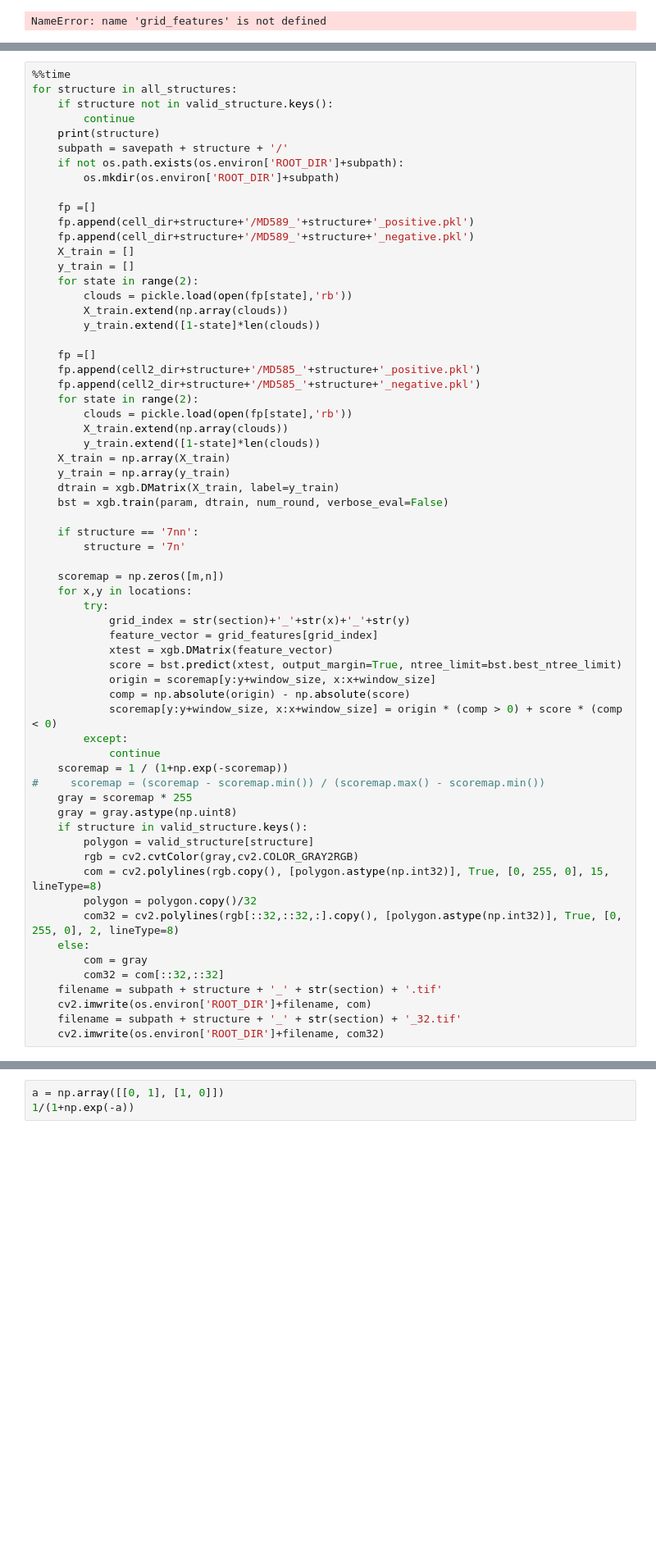
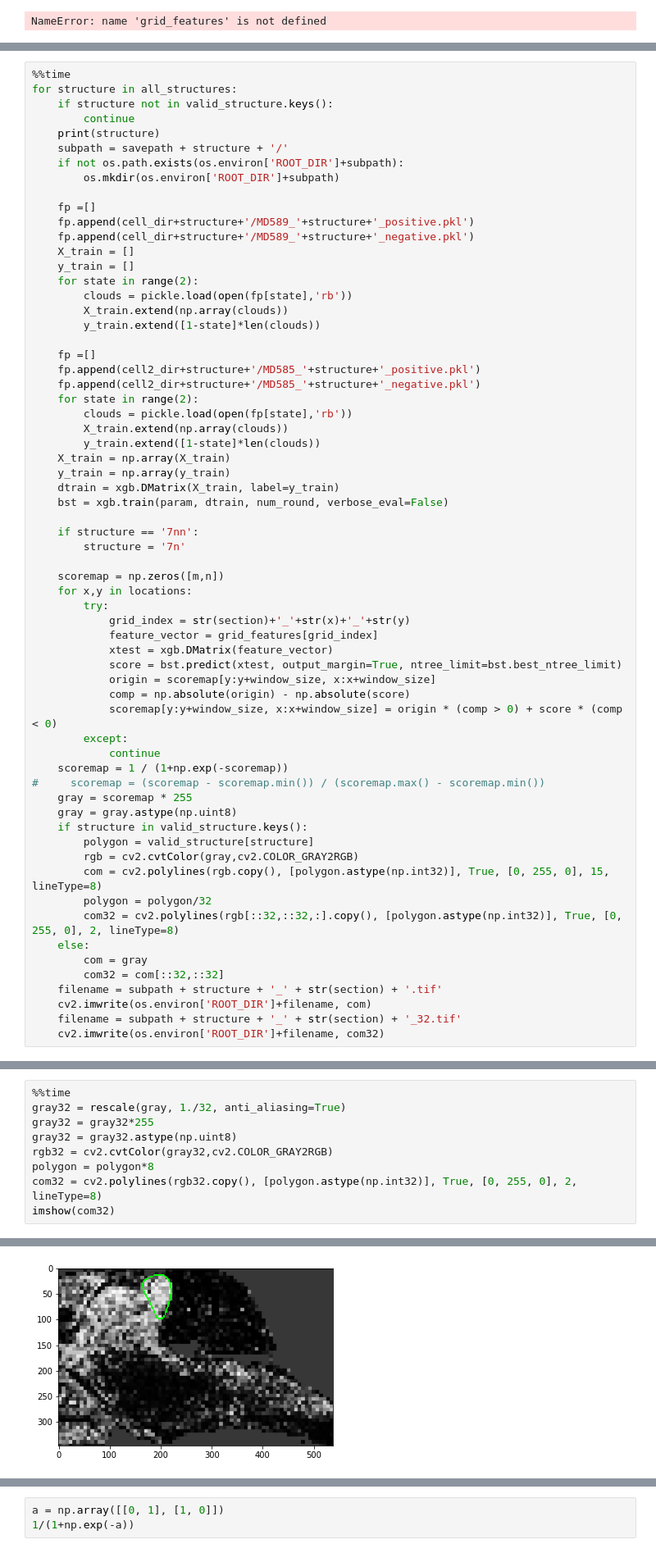
Before and after one commit to yoavfreund/shapeology_code, a Jupyter notebook: notebooks/Scoremap_test.ipynb, the cells around one changed output, grey strips where cells are left out. Shown at 82% size. Cells and saved outputs as stored; diff of their text form; blank space fills up the shorter version.

```diff
--- a/notebooks/Scoremap_test.ipynb
+++ b/notebooks/Scoremap_test.ipynb
@@ -261,7 +263,7 @@ for structure in all_structures:
         polygon = valid_structure[structure]
         rgb = cv2.cvtColor(gray,cv2.COLOR_GRAY2RGB)
         com = cv2.polylines(rgb.copy(), [polygon.astype(np.int32)], True, [0, 255, 0], 15, lineType=8)
-        polygon = polygon.copy()/32
+        polygon = polygon/32
         com32 = cv2.polylines(rgb[::32,::32,:].copy(), [polygon.astype(np.int32)], True, [0, 255, 0], 2, lineType=8)
     else:
         com = gray
@@ -282,0 +297,10 @@ Wall time: 4min 10s
+# %%
+%%time
+gray32 = rescale(gray, 1./32, anti_aliasing=True)
+gray32 = gray32*255
+gray32 = gray32.astype(np.uint8)
+rgb32 = cv2.cvtColor(gray32,cv2.COLOR_GRAY2RGB)
+polygon = polygon*8
+com32 = cv2.polylines(rgb32.copy(), [polygon.astype(np.int32)], True, [0, 255, 0], 2, lineType=8)
+imshow(com32)
+# %% [output]
@@ -282,0 +309 @@ Wall time: 4min 10s
+[figure, added]
```
Also changed, not shown: parts of 13 cells of this notebook, 2 other files.
